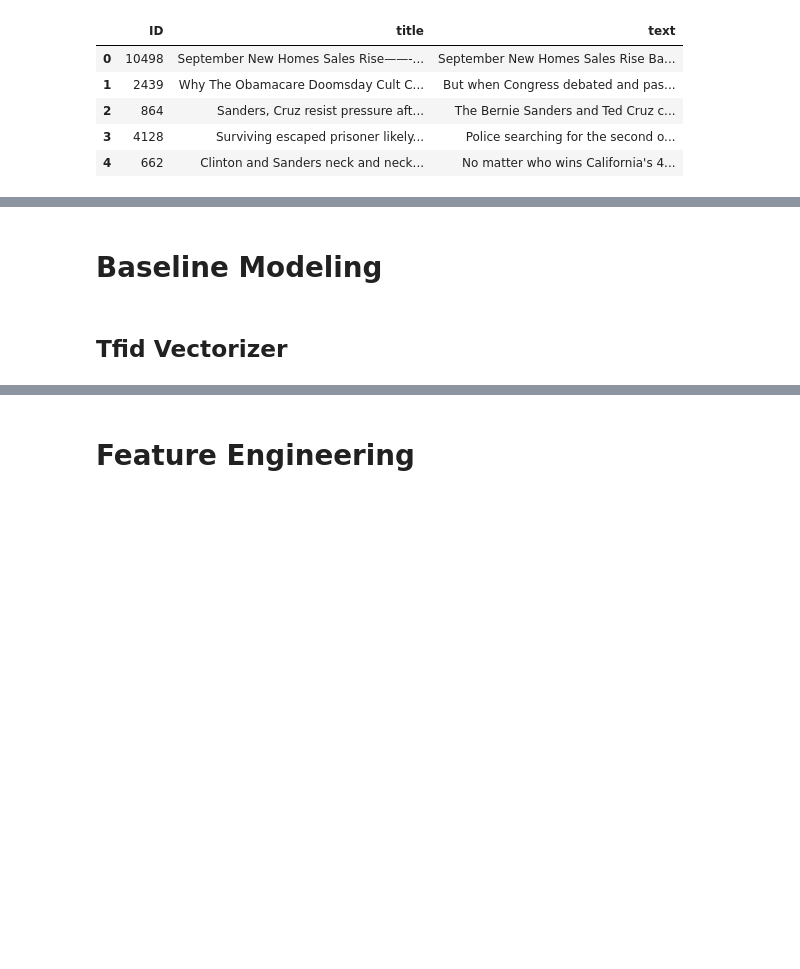
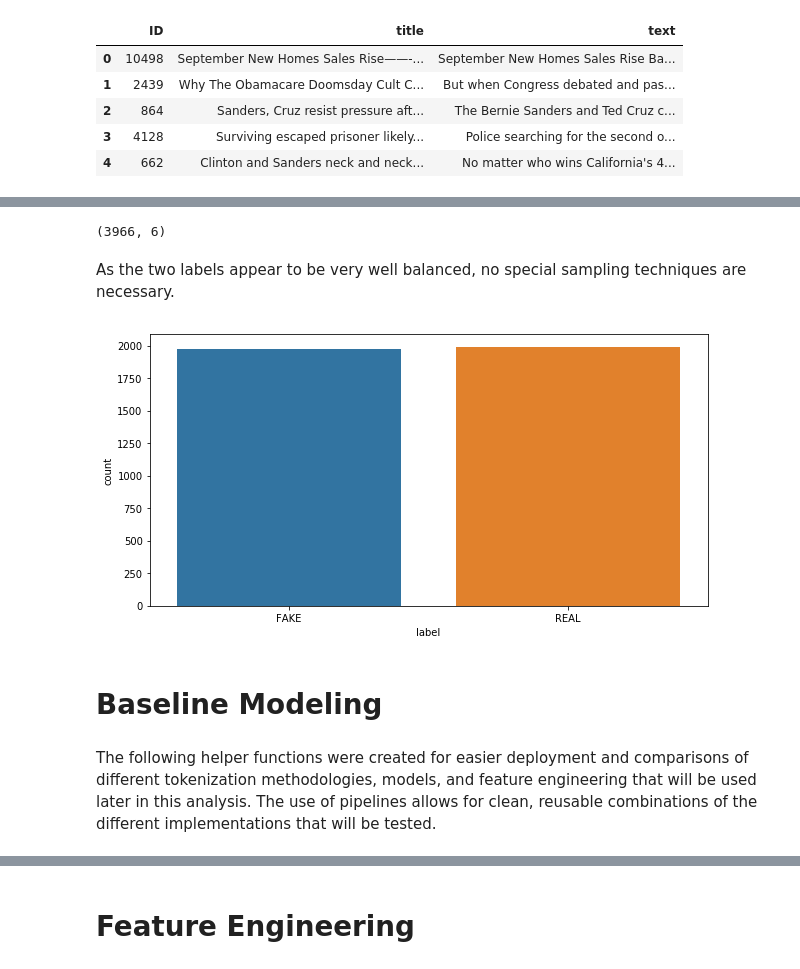
Before and after one commit to martinan92/NLP-FakeNews, a Jupyter notebook: First NLP Assignment (Martinez, Andrew).ipynb, the cells around one changed output, grey strips where cells are left out. Cells and saved outputs as stored; diff of their text form; code cells hidden in the pictures; blank space fills up the shorter version.

```diff
--- a/First NLP Assignment (Martinez, Andrew).ipynb
+++ b/First NLP Assignment (Martinez, Andrew).ipynb
@@ -66,5 +90,19 @@ prepared_test_df.head()
+# %%
+prepared_train_df.shape
+# %% [output]
+(3966, 6)
+# %% [markdown]
+As the two labels appear to be very well balanced, no special sampling techniques are necessary.
+# %%
+plt.figure(figsize=(10,5))
+sns.countplot(prepared_train_df['label'])
+plt.show()
+# %% [output]
+[figure, added]
 # %% [markdown]
 # Baseline Modeling
+# %% [markdown]
+The following helper functions were created for easier deployment and comparisons of different tokenization methodologies, models, and feature engineering that will be used later in this analysis. The use of pipelines allows for clean, reusable combinations of the different implementations that will be tested.
 # %%
 def score_model(df, model, vectorizer, target_var, independent_var,
                 size, seed, standalone=False, return_model=True):
@@ -181,5 +219,3 @@ def csv_conversion(df, y, id_field, old_target_name):
     clean_output = raw_output.loc[:, [id_field, 0]]
     clean_output.columns = [id_field, old_target_name]
     return clean_output
-# %% [markdown]
-## Tfid Vectorizer
```
Also changed, not shown: parts of 24 cells of this notebook.
